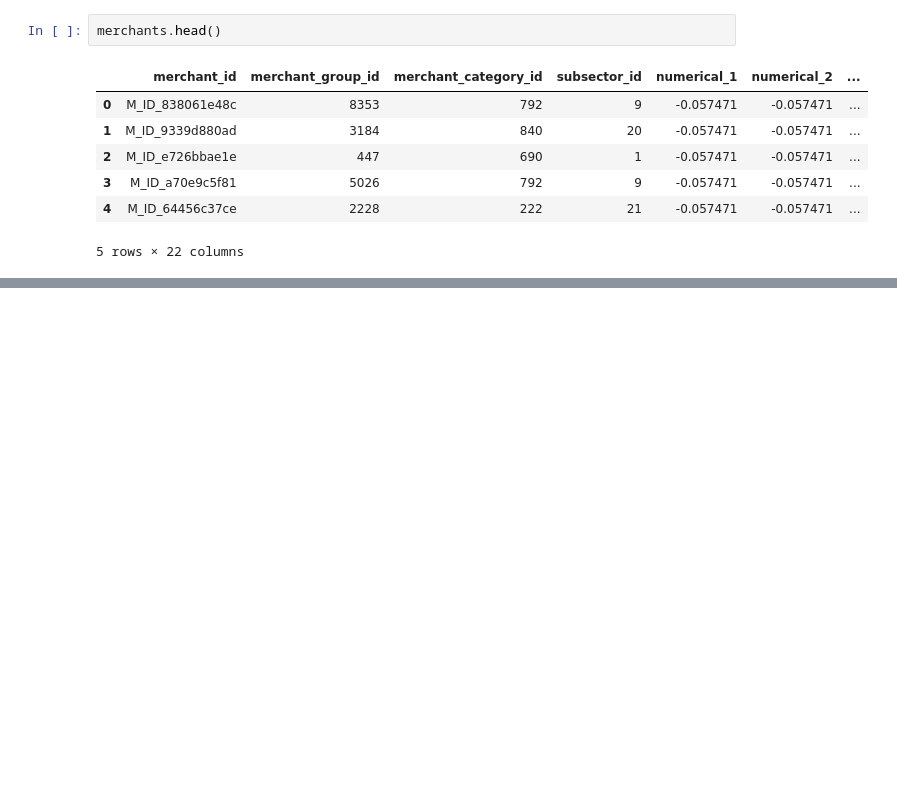
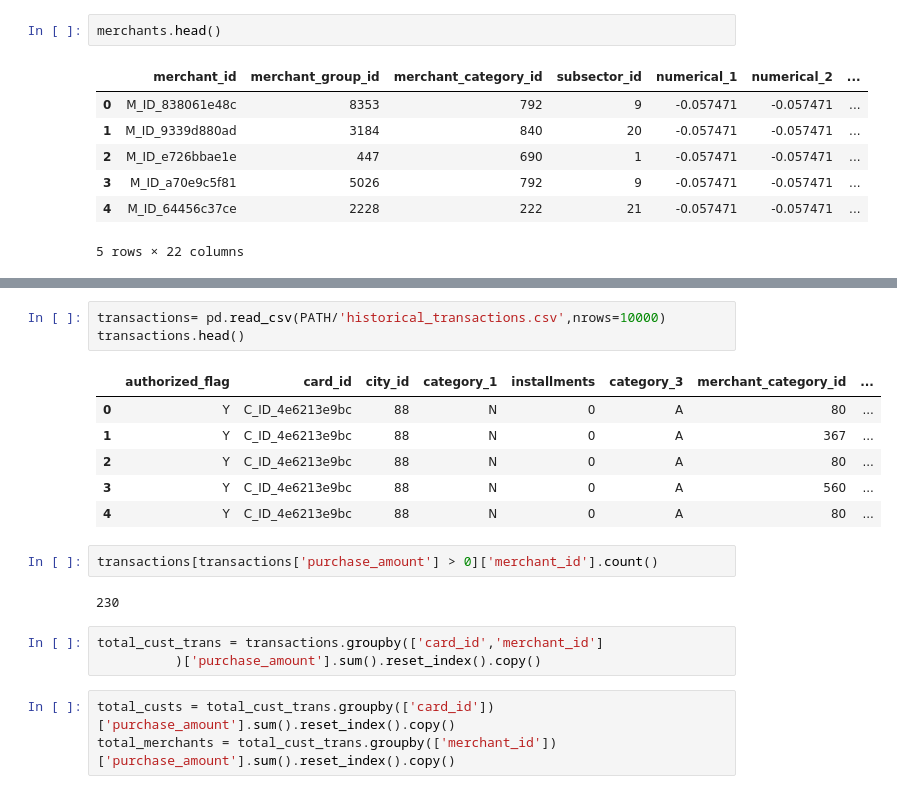
Before and after one commit to gane-dev/DeepLearning, a Jupyter notebook: elo-prediction.ipynb, the cells around one changed output, grey strips where cells are left out. Drawn from its saved outputs; the diff is of its cells as text; blank space fills up the shorter version.

```diff
--- a/elo-prediction.ipynb
+++ b/elo-prediction.ipynb
@@ -32,0 +112,20 @@ merchants.head()
+# %%
+transactions= pd.read_csv(PATH/'historical_transactions.csv',nrows=10000)
+transactions.head()
+# %% [output]
+|  | authorized_flag | card_id | city_id | category_1 | installments | category_3 | merchant_category_id | ... |
+| 0 | Y | C_ID_4e6213e9bc | 88 | N | 0 | A | 80 | ... |
+| 1 | Y | C_ID_4e6213e9bc | 88 | N | 0 | A | 367 | ... |
+| 2 | Y | C_ID_4e6213e9bc | 88 | N | 0 | A | 80 | ... |
+| 3 | Y | C_ID_4e6213e9bc | 88 | N | 0 | A | 560 | ... |
+| 4 | Y | C_ID_4e6213e9bc | 88 | N | 0 | A | 80 | ... |
+# %%
+transactions[transactions['purchase_amount'] > 0]['merchant_id'].count()
+# %% [output]
+230
+# %%
+total_cust_trans = transactions.groupby(['card_id','merchant_id']
+          )['purchase_amount'].sum().reset_index().copy()
+# %%
+total_custs = total_cust_trans.groupby(['card_id'])['purchase_amount'].sum().reset_index().copy()
+total_merchants = total_cust_trans.groupby(['merchant_id'])['purchase_amount'].sum().reset_index().copy()
```
Also changed, not shown: parts of 22 cells of this notebook.
